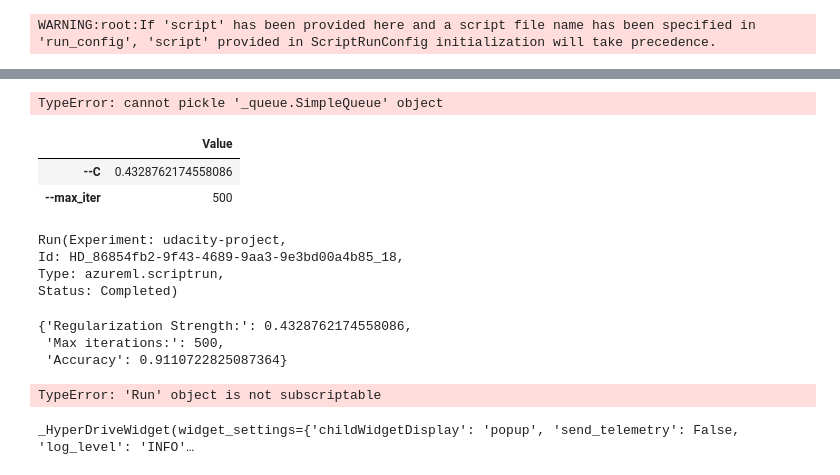
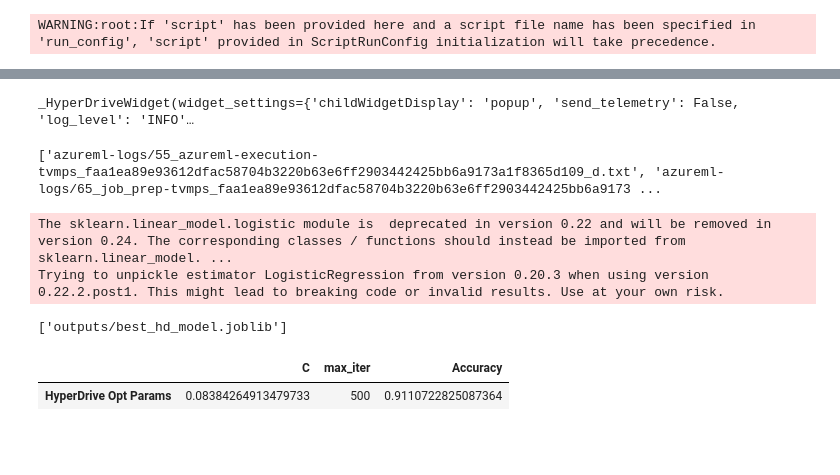
Before and after one commit to Batuhanipekci/AzureMLEngineerSubmission, a Jupyter notebook: udacity-project.ipynb, the cells around one changed output, grey strips where cells are left out. Cells and saved outputs as stored; diff of their text form; code cells hidden in the pictures; blank space fills up the shorter version.

Commit message:
Model saving is implemented

```diff
--- a/udacity-project.ipynb
+++ b/udacity-project.ipynb
@@ -26,8 +31,14 @@ from azureml.core.compute import ComputeTarget, AmlCompute
 udacity_compute_name = 'udacityproj1comp'
 compute_config = AmlCompute.provisioning_configuration(vm_size='Standard_D2_V2', max_nodes=4)
 
-compute_target = ComputeTarget.create(workspace=ws,
-name=udacity_compute_name, provisioning_configuration=compute_config)
+
+try:
+    compute_target = ComputeTarget(workspace=ws, name=udacity_compute_name)
+    print("Found an existing compute target.")
+except:
+    compute_target = ComputeTarget.create(workspace=ws,
+    name=udacity_compute_name, provisioning_configuration=compute_config)
+    print("Creating a new compute target.")
 
 compute_target.wait_for_completion(show_output=True)
 # %% [output]
@@ -44,7 +57,6 @@ from azureml.train.hyperdrive.policy import BanditPolicy
 from azureml.train.hyperdrive.sampling import RandomParameterSampling
 from azureml.train.hyperdrive.runconfig import HyperDriveConfig
 from azureml.train.hyperdrive.parameter_expressions import uniform, choice
-from azureml.core.script_run_config import ScriptRunConfig
 import os
 
 # Specify parameter sampler
@@ -62,7 +74,9 @@ if "training" not in os.listdir():
 # Create a SKLearn estimator for use with train.py
 est = SKLearn(source_directory='./',
 compute_target = compute_target,
-entry_script="train.py")
+entry_script="train.py",
+
+)
 
 # Create a HyperDriveConfig using the estimator, hyperparameter sampler, and policy.
 hyperdrive_config = HyperDriveConfig(estimator=est,
@@ -92,48 +117,43 @@ WARNING:root:If 'script' has been provided here and a script file name has been
+# %%
+from azureml.widgets import RunDetails
+RunDetails(run).show()
+# %% [output]
+_HyperDriveWidget(widget_settings={'childWidgetDisplay': 'popup', 'send_telemetry': False, 'log_level': 'INFO'…
 # %%
 import joblib
+import os
 # Get your best run and save the model from that run.
 
 ### YOUR CODE HERE ###
-run.wait_for_completion()
+best_run = run.get_best_run_by_primary_metric()
+print(best_run.get_file_names())
+# Download the best model to local storage
+best_run.download_file(best_run.get_file_names()[-1])
 
-best_run = run.get_best_run_by_primary_metric()
-joblib.dump(best_run, 'best_run_hd.joblib')
-print(best_run)
+# Save the downloaded file to local storage
+local_path='./outputs'
+os.makedirs(local_path, exist_ok=True)
+
+best_hd_model = joblib.load(open(best_run.get_file_names()[-1].split('/')[1], 'rb'))
+joblib.dump(best_hd_model, 'outputs/best_hd_model.joblib')
 # %% [output]
-TypeError: cannot pickle '_queue.SimpleQueue' object
+['azureml-logs/55_azureml-execution-tvmps_faa1ea89e93612dfac58704b3220b63e6ff2903442425bb6a9173a1f8365d109_d.txt', 'azureml-logs/65_job_prep-tvmps_faa1ea89e93612dfac58704b3220b63e6ff2903442425bb6a9173 ...
+The sklearn.linear_model.logistic module is  deprecated in version 0.22 and will be removed in version 0.24. The corresponding classes / functions should instead be imported from sklearn.linear_model. ...
+Trying to unpickle estimator LogisticRegression from version 0.20.3 when using version 0.22.2.post1. This might lead to breaking code or invalid results. Use at your own risk.
+['outputs/best_hd_model.joblib']
 # %%
 import pandas as pd
+
+# Output HyperDrive Best Model Summary
+best_hd_accuracy = best_run.get_metrics("Accuracy")["Accuracy"]
 parameter_values = best_run.get_details()['runDefinition']['arguments']
 best_parameters = dict(zip(parameter_values[::2], parameter_values[1::2]))
-pd.Series(best_parameters, name='Optimal Parameters').to_frame()
+results_hd = pd.DataFrame([best_parameters.values()], columns = ["C", "max_iter"], index=["HyperDrive Opt Params"])
+results_hd["Accuracy"] = str(best_hd_accuracy)
+results_hd
 # %% [output]
-|  | Value |
-| --C | 0.4328762174558086 |
-| --max_iter | 500 |
+|  | C | max_iter | Accuracy |
+| HyperDrive Opt Params | 0.08384264913479733 | 500 | 0.9110722825087364 |
-# %%
-print(best_run)
-# %% [output]
-Run(Experiment: udacity-project,
-Id: HD_86854fb2-9f43-4689-9aa3-9e3bd00a4b85_18,
-Type: azureml.scriptrun,
-Status: Completed)
-# %%
-best_run.get_metrics()
-# %% [output]
-{'Regularization Strength:': 0.4328762174558086,
- 'Max iterations:': 500,
- 'Accuracy': 0.9110722825087364}
-# %%
-joblib.dump(best_run, 'best_run_hd.joblib')
-print(best_run)
-# %% [output]
-TypeError: 'Run' object is not subscriptable
-# %%
-from azureml.widgets import RunDetails
-
-RunDetails(run).show()
-# %% [output]
-_HyperDriveWidget(widget_settings={'childWidgetDisplay': 'popup', 'send_telemetry': False, 'log_level': 'INFO'…
 # %%
 from azureml.data.dataset_factory import TabularDatasetFactory
 
```
Also changed, not shown: parts of 21 cells of this notebook.
